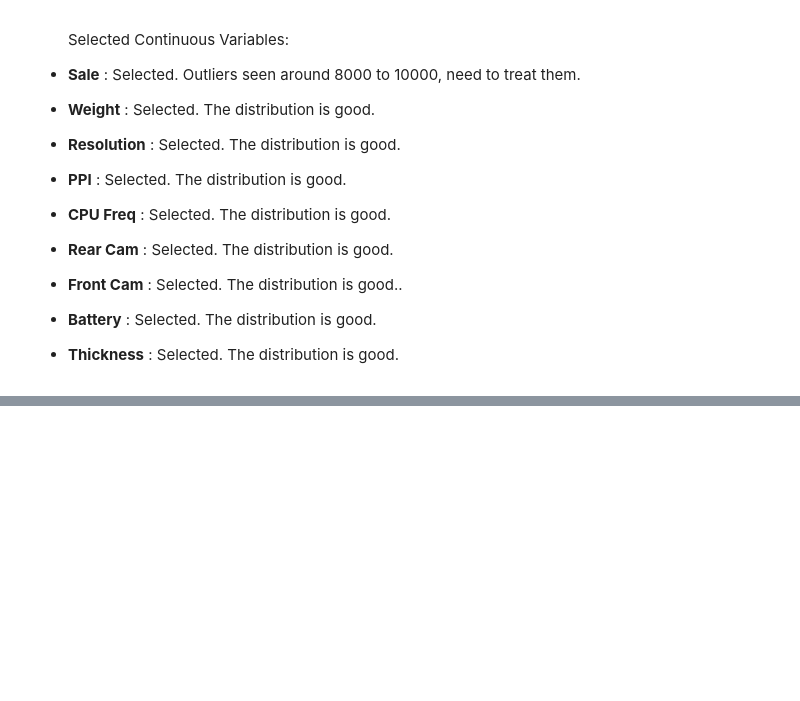
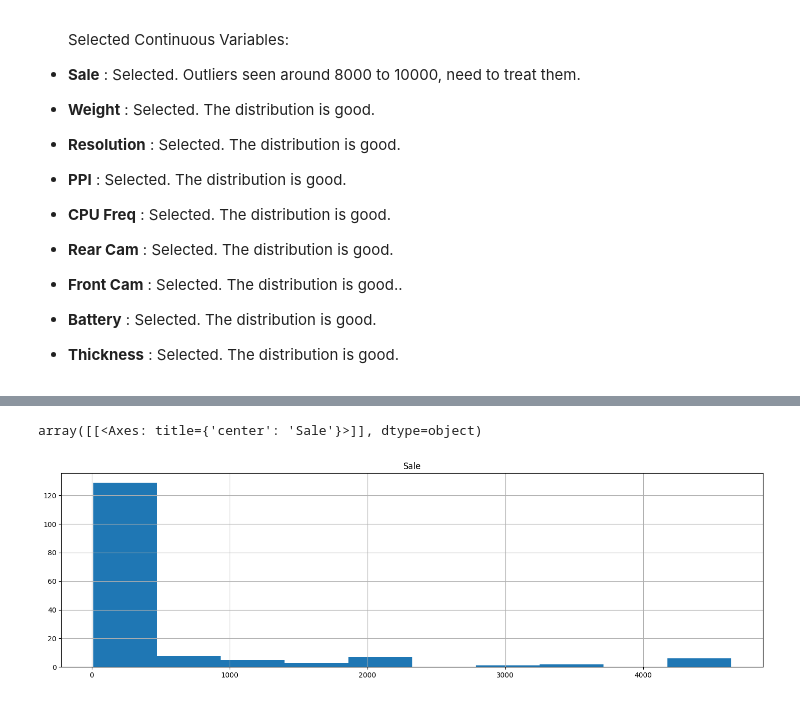
Before and after one commit to AdrianP03/ST1Capstone, a Jupyter notebook: ST1Capstone.ipynb, the cells around one changed output, grey strips where cells are left out. Cells and saved outputs as stored; diff of their text form; code cells hidden in the pictures; blank space fills up the shorter version.

```diff
--- a/ST1Capstone.ipynb
+++ b/ST1Capstone.ipynb
@@ -284,0 +317,8 @@ array([[<Axes: title={'center': 'Sale'}>,
+# %%
+# Replacing outliers with nearest possibe value
+CellphoneData['Sale'][CellphoneData['Sale']>6000] =4638
+# %%
+CellphoneData.hist(['Sale'], figsize=(18,5))
+# %% [output]
+array([[<Axes: title={'center': 'Sale'}>]], dtype=object)
+[figure, added]
```
Also changed, not shown: parts of 3 cells of this notebook.
